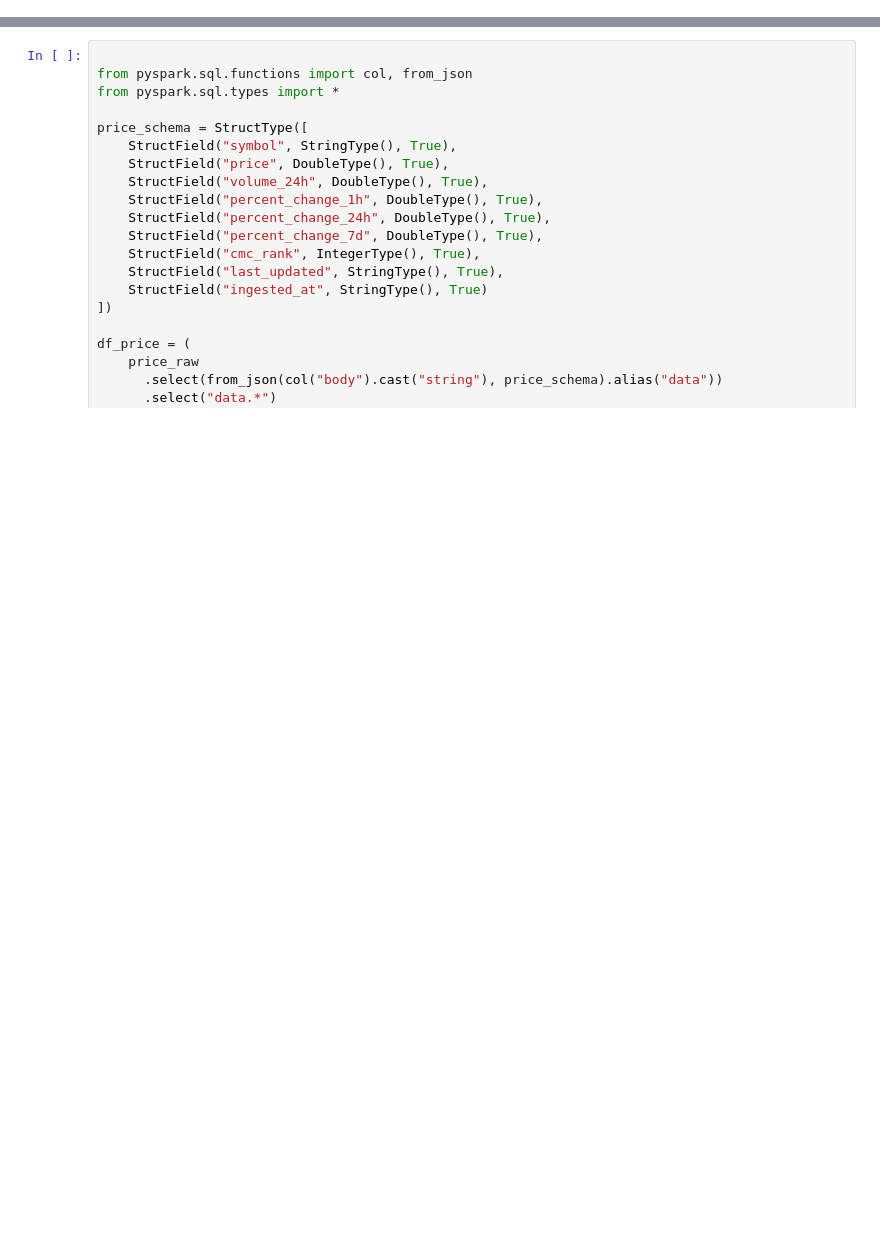
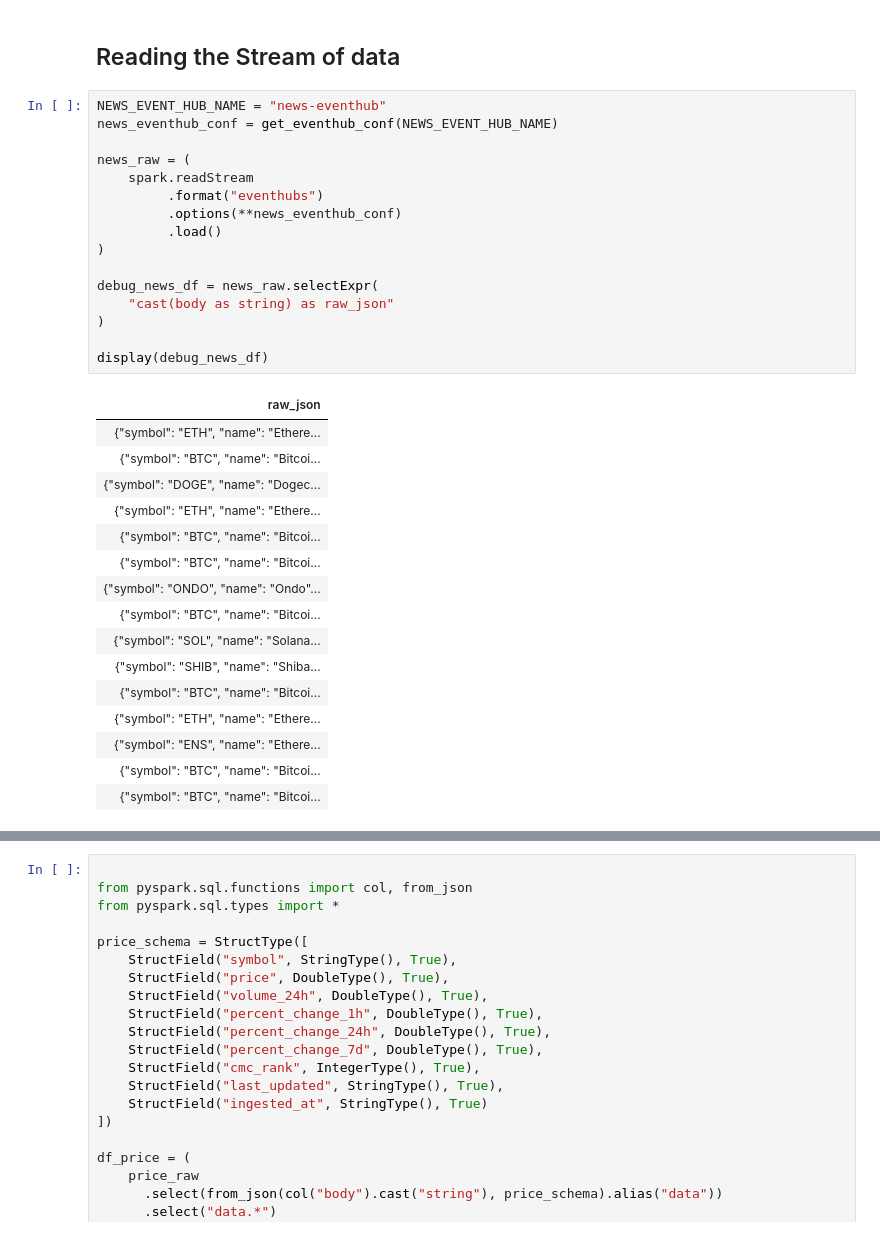
Before and after one commit to sohailiqrar/genai-powered-crypto-sentiment-etl, a Jupyter notebook: spark/Bronze Layer.ipynb, the cells around one changed output, grey strips where cells are left out. Cells and saved outputs as stored; diff of their text form; blank space fills up the shorter version.

```diff
--- a/spark/Bronze Layer.ipynb
+++ b/spark/Bronze Layer.ipynb
@@ -51 +33,36 @@ display(debug_news_df)
+# %% [markdown]
+## Reading the Stream of data
+# %%
+NEWS_EVENT_HUB_NAME = "news-eventhub"
+news_eventhub_conf = get_eventhub_conf(NEWS_EVENT_HUB_NAME)
+
+news_raw = (
+    spark.readStream
+         .format("eventhubs")
+         .options(**news_eventhub_conf)
+         .load()
+)
+
+debug_news_df = news_raw.selectExpr(
+    "cast(body as string) as raw_json"
+)
+
+display(debug_news_df)
+# %% [output]
+| raw_json |
+| {"symbol": "ETH", "name": "Ethere... |
+| {"symbol": "BTC", "name": "Bitcoi... |
+| {"symbol": "DOGE", "name": "Dogec... |
+| {"symbol": "ETH", "name": "Ethere... |
+| {"symbol": "BTC", "name": "Bitcoi... |
+| {"symbol": "BTC", "name": "Bitcoi... |
+| {"symbol": "ONDO", "name": "Ondo"... |
+| {"symbol": "BTC", "name": "Bitcoi... |
+| {"symbol": "SOL", "name": "Solana... |
+| {"symbol": "SHIB", "name": "Shiba... |
+| {"symbol": "BTC", "name": "Bitcoi... |
+| {"symbol": "ETH", "name": "Ethere... |
+| {"symbol": "ENS", "name": "Ethere... |
+| {"symbol": "BTC", "name": "Bitcoi... |
+| {"symbol": "BTC", "name": "Bitcoi... |
 # %%
```
Also changed, not shown: parts of 20 cells of this notebook, 1 other file.
